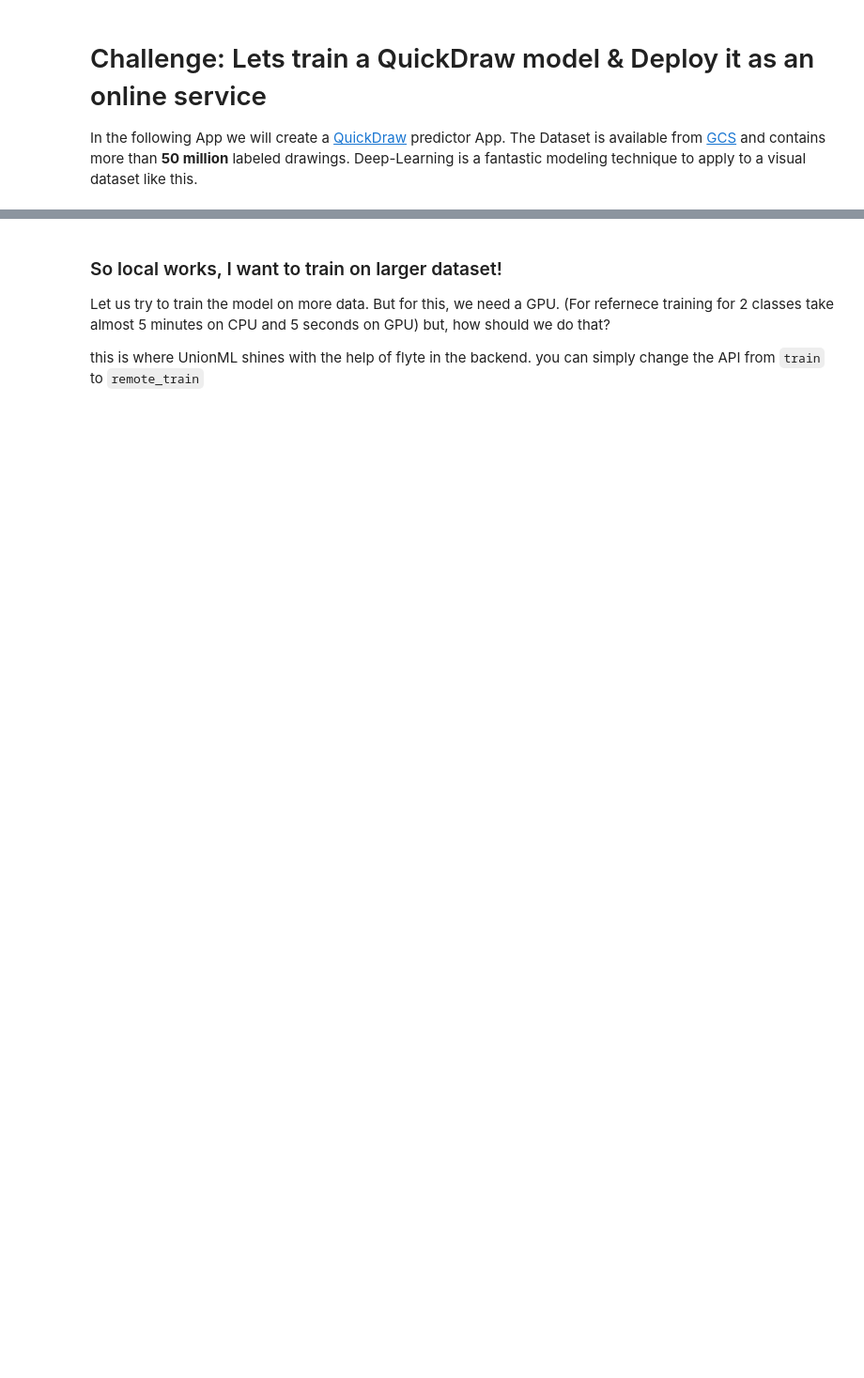
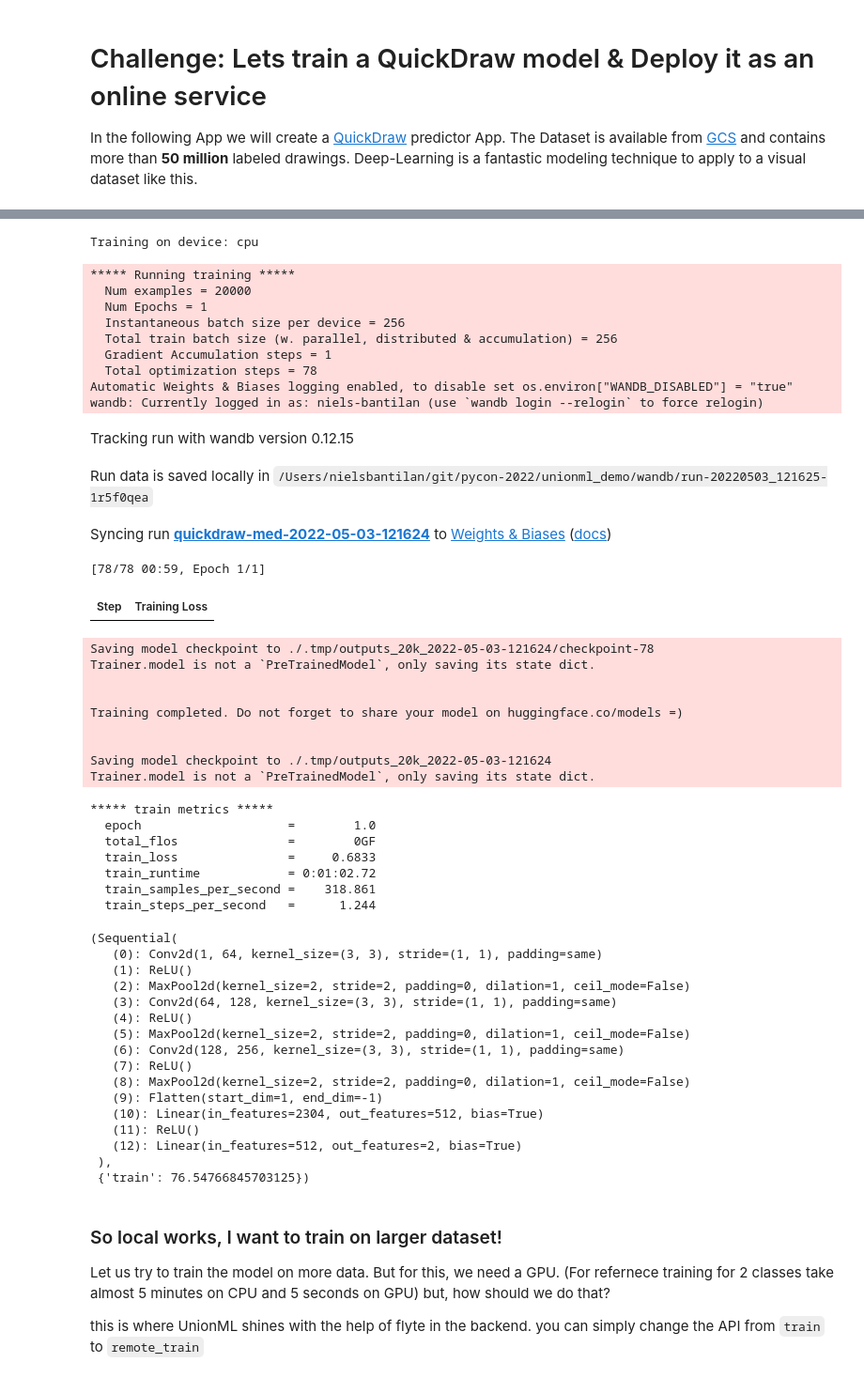
Before and after one commit to unionai-oss/unionml-demo, a Jupyter notebook: unionml_demo/demo.ipynb, the cells around one changed output, grey strips where cells are left out. Shown at 94% size. Cells and saved outputs as stored; diff of their text form; code cells hidden in the pictures; blank space fills up the shorter version.

Commit message:
update cache
Signed-off-by: Niels Bantilan <niels.bantilan@gmail.com>

```diff
--- a/unionml_demo/demo.ipynb
+++ b/unionml_demo/demo.ipynb
@@ -13,13 +18,61 @@ from pictionary_app import model
 # %%
 num_classes = 2
 
 model.train(
     hyperparameters={"num_classes": num_classes},
-    trainer_kwargs={"num_epochs": 1},
+    trainer_kwargs={"num_epochs": 1, "batch_size": 256},
     data_dir="./data",
     max_examples_per_class=10000,
     class_limit=num_classes,
 )
+# %% [output]
+Training on device: cpu
+***** Running training *****
+  Num examples = 20000
+  Num Epochs = 1
+  Instantaneous batch size per device = 256
+  Total train batch size (w. parallel, distributed & accumulation) = 256
+  Gradient Accumulation steps = 1
+  Total optimization steps = 78
+Automatic Weights & Biases logging enabled, to disable set os.environ["WANDB_DISABLED"] = "true"
+wandb: Currently logged in as: niels-bantilan (use `wandb login --relogin` to force relogin)
+Tracking run with wandb version 0.12.15
+Run data is saved locally in /Users/nielsbantilan/git/pycon-2022/unionml_demo/wandb/run-20220503_121625-1r5f0qea
+Syncing run quickdraw-med-2022-05-03-121624 to Weights & Biases (docs)
+[78/78 00:59, Epoch 1/1]
+| Step | Training Loss |
+Saving model checkpoint to ./.tmp/outputs_20k_2022-05-03-121624/checkpoint-78
+Trainer.model is not a `PreTrainedModel`, only saving its state dict.
+
+
+Training completed. Do not forget to share your model on huggingface.co/models =)
+
+
+Saving model checkpoint to ./.tmp/outputs_20k_2022-05-03-121624
+Trainer.model is not a `PreTrainedModel`, only saving its state dict.
+***** train metrics *****
+  epoch                    =        1.0
+  total_flos               =        0GF
+  train_loss               =     0.6833
+  train_runtime            = 0:01:02.72
+  train_samples_per_second =    318.861
+  train_steps_per_second   =      1.244
+(Sequential(
+   (0): Conv2d(1, 64, kernel_size=(3, 3), stride=(1, 1), padding=same)
+   (1): ReLU()
+   (2): MaxPool2d(kernel_size=2, stride=2, padding=0, dilation=1, ceil_mode=False)
+   (3): Conv2d(64, 128, kernel_size=(3, 3), stride=(1, 1), padding=same)
+   (4): ReLU()
+   (5): MaxPool2d(kernel_size=2, stride=2, padding=0, dilation=1, ceil_mode=False)
+   (6): Conv2d(128, 256, kernel_size=(3, 3), stride=(1, 1), padding=same)
+   (7): ReLU()
+   (8): MaxPool2d(kernel_size=2, stride=2, padding=0, dilation=1, ceil_mode=False)
+   (9): Flatten(start_dim=1, end_dim=-1)
+   (10): Linear(in_features=2304, out_features=512, bias=True)
+   (11): ReLU()
+   (12): Linear(in_features=512, out_features=2, bias=True)
+ ),
+ {'train': 76.54766845703125})
 # %% [markdown]
 ### So local works, I want to train on larger dataset!
 Let us try to train the model on more data. But for this, we need a GPU. (For refernece training for 2 classes take almost 5 minutes on CPU and 5 seconds on GPU)
```
Also changed, not shown: parts of 5 cells of this notebook, 3 other files.
